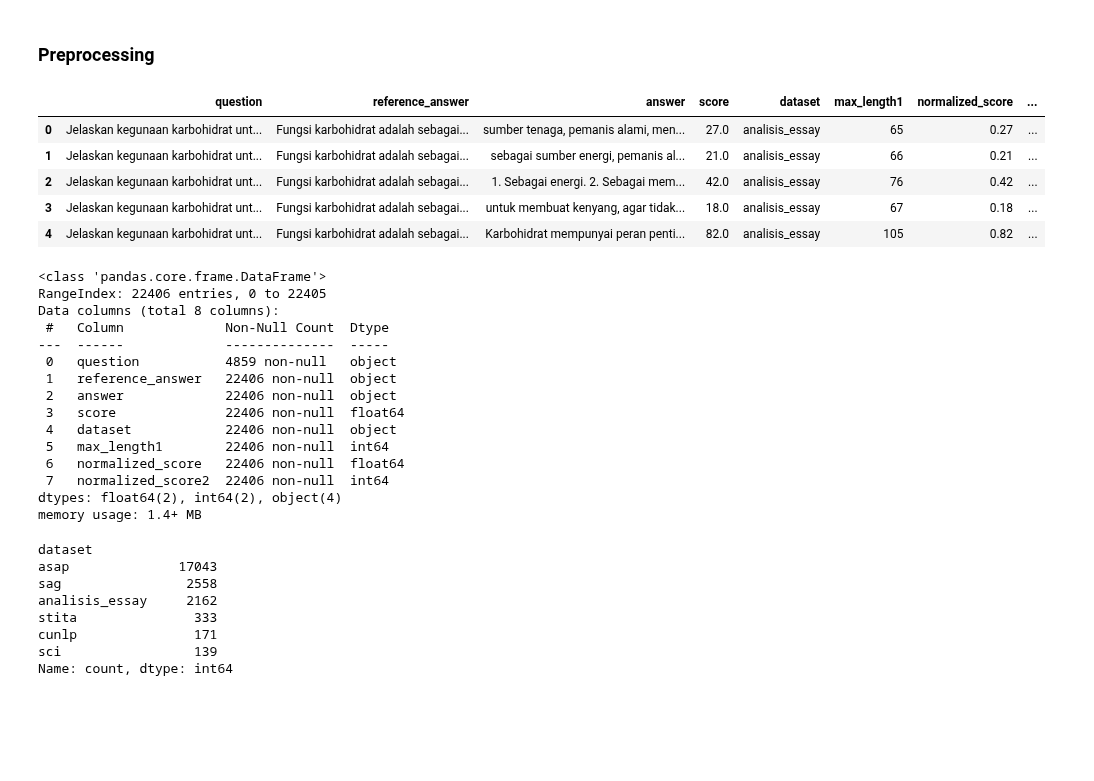
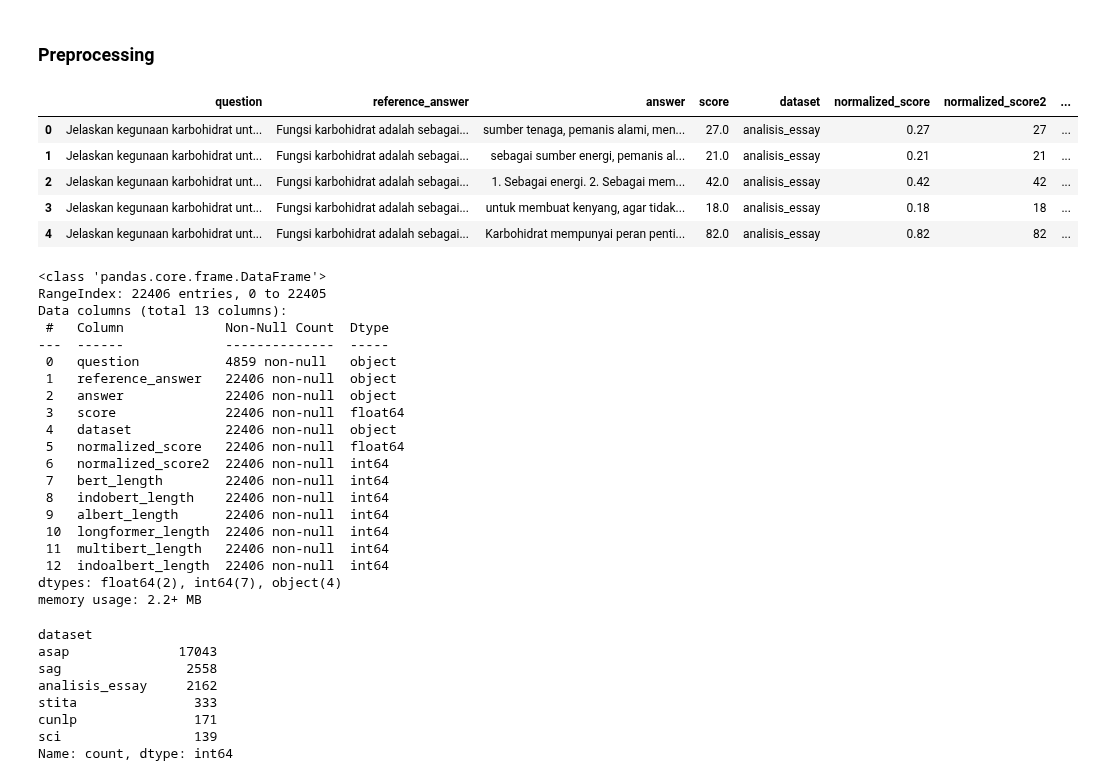
Before and after one commit to bwbayu/llm_aes, a Jupyter notebook: notebooks/eda.ipynb, the cells around one changed output. Saved outputs shown, nothing was run; the diff lists cells and outputs as text; code cells hidden in the pictures; blank space fills up the shorter version.

```diff
--- a/notebooks/eda.ipynb
+++ b/notebooks/eda.ipynb
@@ -43,21 +43,21 @@ from src.models.hierarchicalBert import HierarchicalBert
 # %% [markdown]
 ### Preprocessing
 # %%
-df = pd.read_csv("../data/aes_dataset.csv")
+df = pd.read_csv("../data/full_aes_dataset.csv")
 df.head()
 # %% [output]
-|  | question | reference_answer | answer | score | dataset | max_length1 | normalized_score | ... |
-| 0 | Jelaskan kegunaan karbohidrat unt... | Fungsi karbohidrat adalah sebagai... | sumber tenaga, pemanis alami, men... | 27.0 | analisis_essay | 65 | 0.27 | ... |
-| 1 | Jelaskan kegunaan karbohidrat unt... | Fungsi karbohidrat adalah sebagai... | sebagai sumber energi, pemanis al... | 21.0 | analisis_essay | 66 | 0.21 | ... |
-| 2 | Jelaskan kegunaan karbohidrat unt... | Fungsi karbohidrat adalah sebagai... | 1. Sebagai energi. 2. Sebagai mem... | 42.0 | analisis_essay | 76 | 0.42 | ... |
-| 3 | Jelaskan kegunaan karbohidrat unt... | Fungsi karbohidrat adalah sebagai... | untuk membuat kenyang, agar tidak... | 18.0 | analisis_essay | 67 | 0.18 | ... |
-| 4 | Jelaskan kegunaan karbohidrat unt... | Fungsi karbohidrat adalah sebagai... | Karbohidrat mempunyai peran penti... | 82.0 | analisis_essay | 105 | 0.82 | ... |
+|  | question | reference_answer | answer | score | dataset | normalized_score | normalized_score2 | ... |
+| 0 | Jelaskan kegunaan karbohidrat unt... | Fungsi karbohidrat adalah sebagai... | sumber tenaga, pemanis alami, men... | 27.0 | analisis_essay | 0.27 | 27 | ... |
+| 1 | Jelaskan kegunaan karbohidrat unt... | Fungsi karbohidrat adalah sebagai... | sebagai sumber energi, pemanis al... | 21.0 | analisis_essay | 0.21 | 21 | ... |
+| 2 | Jelaskan kegunaan karbohidrat unt... | Fungsi karbohidrat adalah sebagai... | 1. Sebagai energi. 2. Sebagai mem... | 42.0 | analisis_essay | 0.42 | 42 | ... |
+| 3 | Jelaskan kegunaan karbohidrat unt... | Fungsi karbohidrat adalah sebagai... | untuk membuat kenyang, agar tidak... | 18.0 | analisis_essay | 0.18 | 18 | ... |
+| 4 | Jelaskan kegunaan karbohidrat unt... | Fungsi karbohidrat adalah sebagai... | Karbohidrat mempunyai peran penti... | 82.0 | analisis_essay | 0.82 | 82 | ... |
 # %%
 df.info()
 # %% [output]
 <class 'pandas.core.frame.DataFrame'>
 RangeIndex: 22406 entries, 0 to 22405
-Data columns (total 8 columns):
+Data columns (total 13 columns):
  #   Column             Non-Null Count  Dtype
 ---  ------             --------------  -----
  0   question           4859 non-null   object
@@ -65,11 +65,16 @@ Data columns (total 8 columns):
  2   answer             22406 non-null  object
  3   score              22406 non-null  float64
  4   dataset            22406 non-null  object
- 5   max_length1        22406 non-null  int64
- 6   normalized_score   22406 non-null  float64
- 7   normalized_score2  22406 non-null  int64
-dtypes: float64(2), int64(2), object(4)
-memory usage: 1.4+ MB
+ 5   normalized_score   22406 non-null  float64
+ 6   normalized_score2  22406 non-null  int64
+ 7   bert_length        22406 non-null  int64
+ 8   indobert_length    22406 non-null  int64
+ 9   albert_length      22406 non-null  int64
+ 10  longformer_length  22406 non-null  int64
+ 11  multibert_length   22406 non-null  int64
+ 12  indoalbert_length  22406 non-null  int64
+dtypes: float64(2), int64(7), object(4)
+memory usage: 2.2+ MB
 # %%
 df['dataset'].value_counts()
 # %% [output]
```
Also changed, not shown: parts of 18 cells of this notebook, 2 other files.
